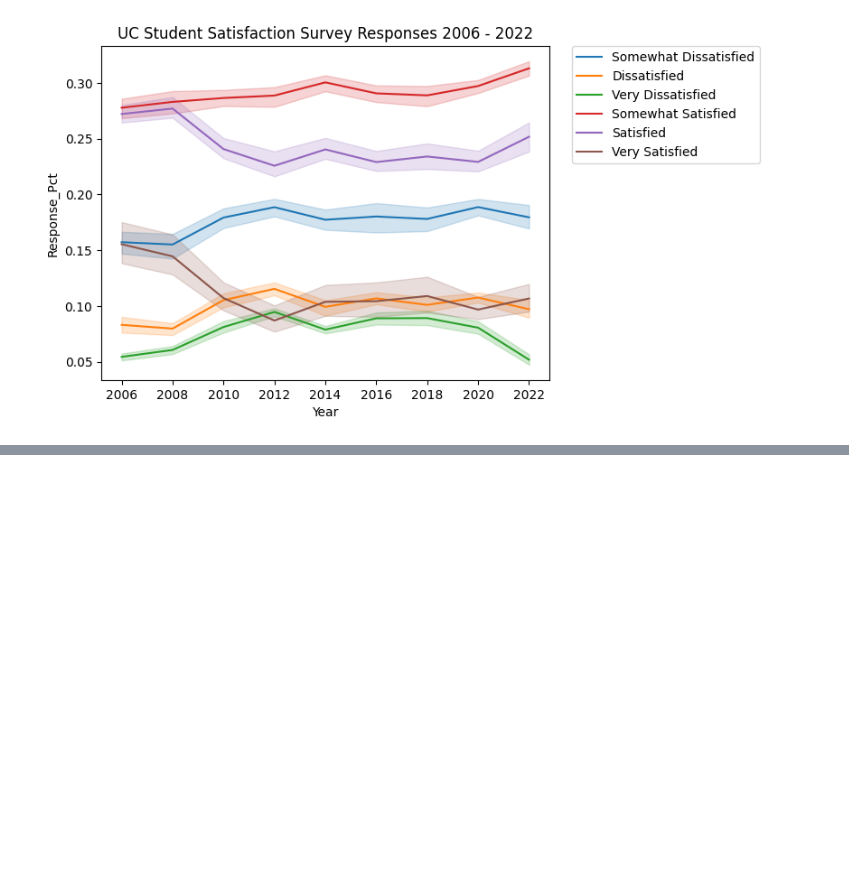
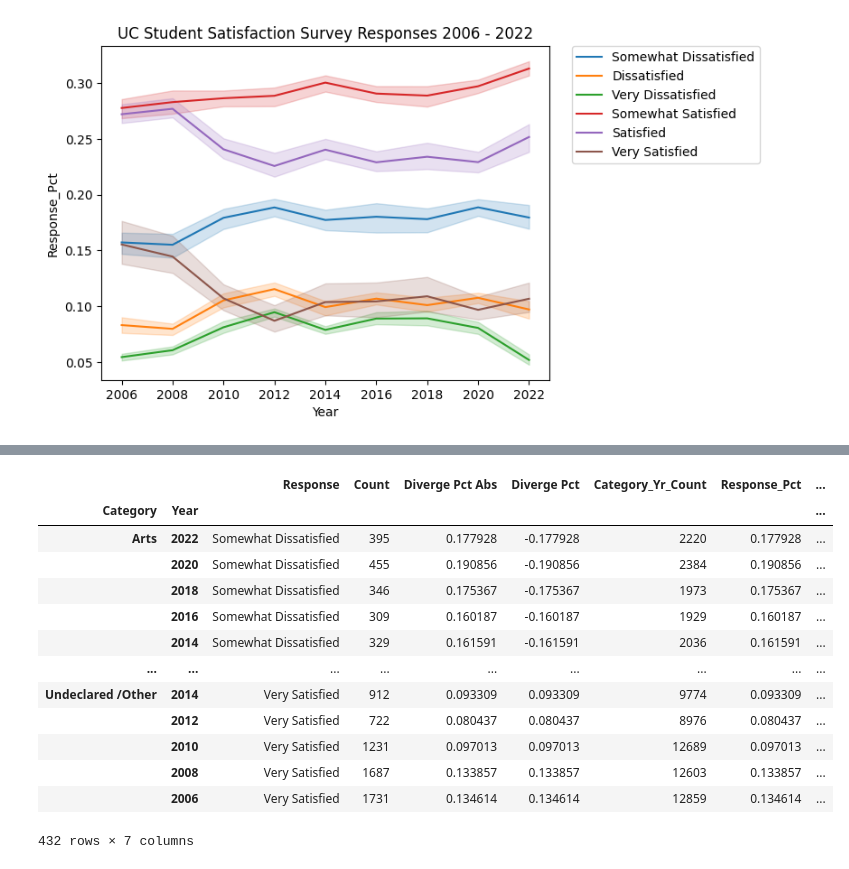
Before and after one commit to regular-polygon/UCUES-longitudinal-analysis, a Jupyter notebook: visualizing_uc_sat_survey.ipynb, the cells around one changed output, grey strips where cells are left out. Cells and saved outputs as stored; diff of their text form; code cells hidden in the pictures; blank space fills up the shorter version.

```diff
--- a/visualizing_uc_sat_survey.ipynb
+++ b/visualizing_uc_sat_survey.ipynb
@@ -72,0 +84,30 @@ plt.legend(bbox_to_anchor=(1.05, 1), loc='upper left', borderaxespad=0)
+# %%
+mapping = {
+    "Very Dissatisfied": "At Best Somewhat Dissatisfied",
+    "Dissatisfied": "At Best Somewhat Dissatisfied",
+    "Somewhat Dissatisfied": "At Best Somewhat Dissatisfied",
+    "Somewhat Satisfied" : "At Least Somewhat Satisfied",
+    "Satisfied": "At Least Somewhat Satisfied",
+    "Very Satisfied": "At Least Somewhat Satisfied"
+}
+
+def categorize(response):
+    return mapping.get(response, None)
+
+df["Response_Categorized"] = df["Response"].map(categorize)
+df
+# %% [output]
+|  |  | Response | Count | Diverge Pct Abs | Diverge Pct | Category_Yr_Count | Response_Pct | ... |
+| Category | Year |  |  |  |  |  |  | ... |
+| Arts | 2022 | Somewhat Dissatisfied | 395 | 0.177928 | -0.177928 | 2220 | 0.177928 | ... |
+|  | 2020 | Somewhat Dissatisfied | 455 | 0.190856 | -0.190856 | 2384 | 0.190856 | ... |
+|  | 2018 | Somewhat Dissatisfied | 346 | 0.175367 | -0.175367 | 1973 | 0.175367 | ... |
+|  | 2016 | Somewhat Dissatisfied | 309 | 0.160187 | -0.160187 | 1929 | 0.160187 | ... |
+|  | 2014 | Somewhat Dissatisfied | 329 | 0.161591 | -0.161591 | 2036 | 0.161591 | ... |
+| ... | ... | ... | ... | ... | ... | ... | ... | ... |
+| Undeclared /Other | 2014 | Very Satisfied | 912 | 0.093309 | 0.093309 | 9774 | 0.093309 | ... |
+|  | 2012 | Very Satisfied | 722 | 0.080437 | 0.080437 | 8976 | 0.080437 | ... |
+|  | 2010 | Very Satisfied | 1231 | 0.097013 | 0.097013 | 12689 | 0.097013 | ... |
+|  | 2008 | Very Satisfied | 1687 | 0.133857 | 0.133857 | 12603 | 0.133857 | ... |
+|  | 2006 | Very Satisfied | 1731 | 0.134614 | 0.134614 | 12859 | 0.134614 | ... |
+432 rows × 7 columns
```
Also changed, not shown: parts of 15 cells of this notebook.
